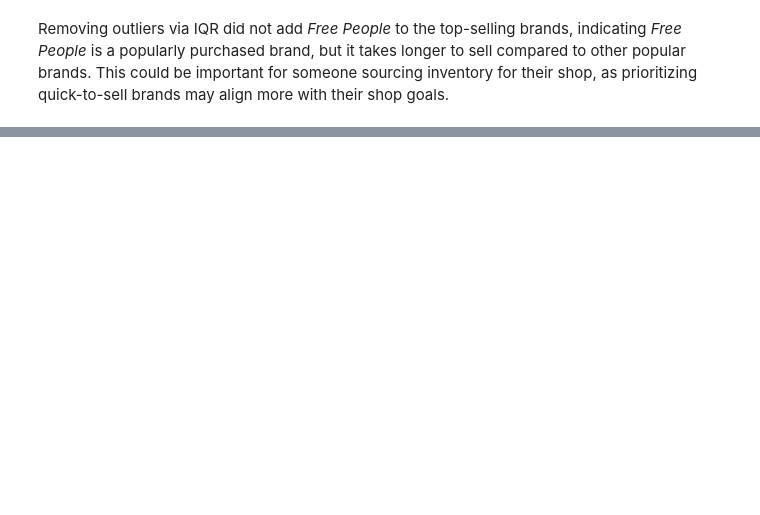
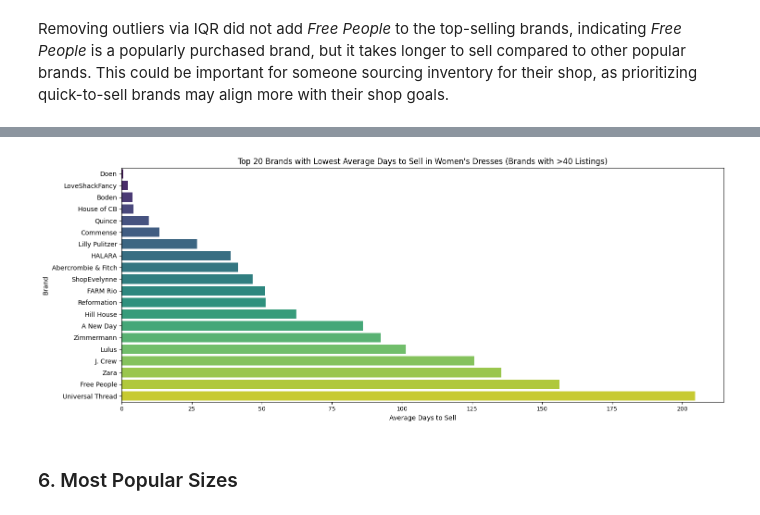
Before and after one commit to its-melina/Poshmark-Analytics, a Jupyter notebook: EDA.ipynb, the cells around one changed output, grey strips where cells are left out. Saved outputs shown, nothing was run; the diff lists cells and outputs as text; code cells hidden in the pictures; blank space fills up the shorter version.

```diff
--- a/EDA.ipynb
+++ b/EDA.ipynb
@@ -179,0 +196,6 @@ Removing outliers via IQR did not add *Free People* to the top-selling brands, i
+# %%
+avg_days_to_sell_by_brand(dresses, 20, 40, 'Dresses')
+# %% [output]
+[figure, added]
+# %% [markdown]
+### 6. Most Popular Sizes
```
Also changed, not shown: parts of 12 cells of this notebook.
